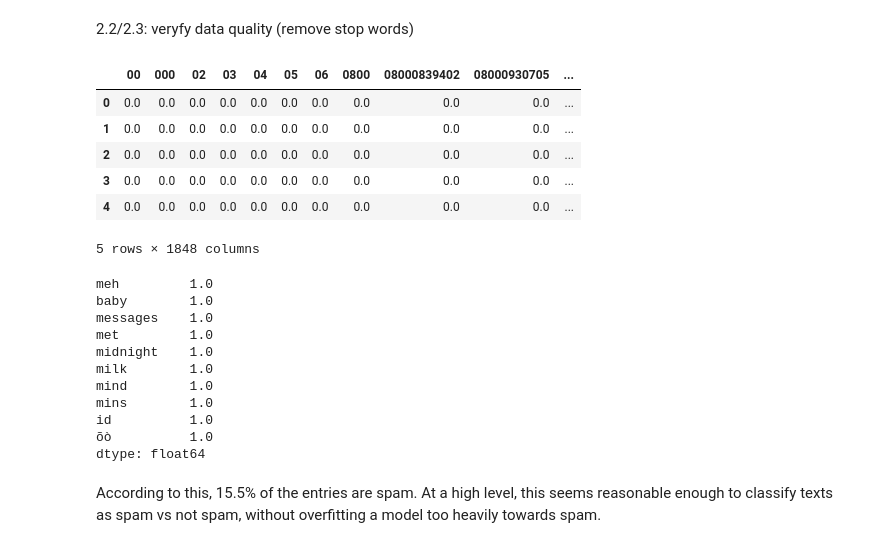
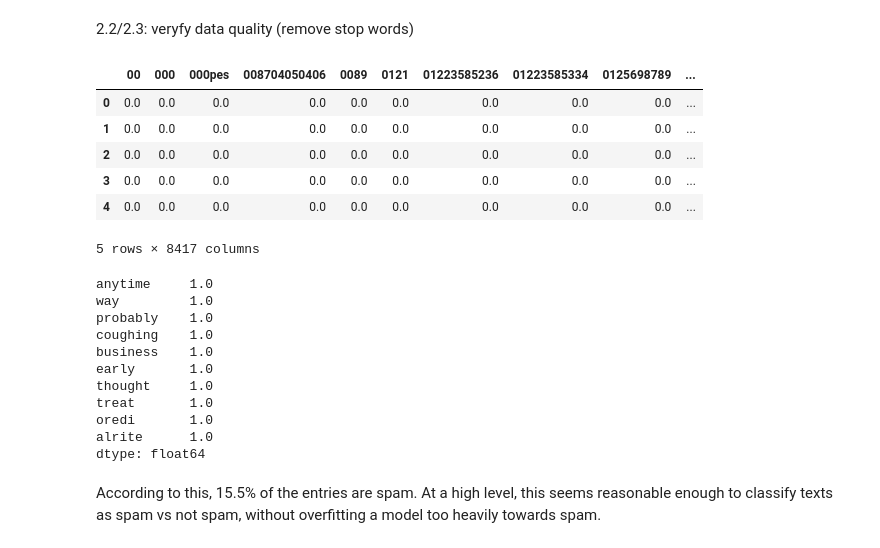
Before and after one commit to ML-Project8/SpamVsHamDataAnalysis, a Jupyter notebook: Lab2-SpamVsHam.ipynb, the cells around one changed output. Saved outputs shown, nothing was run; the diff lists cells and outputs as text; code cells hidden in the pictures.

```diff
--- a/Lab2-SpamVsHam.ipynb
+++ b/Lab2-SpamVsHam.ipynb
@@ -27,34 +50,32 @@ df.head()
 2.2/2.3: veryfy data quality (remove stop words)
 # %%
 from sklearn.feature_extraction.text import TfidfVectorizer
-tfidf_vect = TfidfVectorizer(stop_words='english',
-                             max_df=0.01,
-                             min_df=4)
+tfidf_vect = TfidfVectorizer(stop_words='english')
 tfidf_mat = tfidf_vect.fit_transform(df['message'])
 df_tfidf = pd.DataFrame(data=tfidf_mat.toarray(),columns=tfidf_vect.get_feature_names())
 df_tfidf.head()
 # %% [output]
-|  | 00 | 000 | 02 | 03 | 04 | 05 | 06 | 0800 | 08000839402 | 08000930705 | ... |
-| 0 | 0.0 | 0.0 | 0.0 | 0.0 | 0.0 | 0.0 | 0.0 | 0.0 | 0.0 | 0.0 | ... |
-| 1 | 0.0 | 0.0 | 0.0 | 0.0 | 0.0 | 0.0 | 0.0 | 0.0 | 0.0 | 0.0 | ... |
-| 2 | 0.0 | 0.0 | 0.0 | 0.0 | 0.0 | 0.0 | 0.0 | 0.0 | 0.0 | 0.0 | ... |
-| 3 | 0.0 | 0.0 | 0.0 | 0.0 | 0.0 | 0.0 | 0.0 | 0.0 | 0.0 | 0.0 | ... |
-| 4 | 0.0 | 0.0 | 0.0 | 0.0 | 0.0 | 0.0 | 0.0 | 0.0 | 0.0 | 0.0 | ... |
+|  | 00 | 000 | 000pes | 008704050406 | 0089 | 0121 | 01223585236 | 01223585334 | 0125698789 | ... |
+| 0 | 0.0 | 0.0 | 0.0 | 0.0 | 0.0 | 0.0 | 0.0 | 0.0 | 0.0 | ... |
+| 1 | 0.0 | 0.0 | 0.0 | 0.0 | 0.0 | 0.0 | 0.0 | 0.0 | 0.0 | ... |
+| 2 | 0.0 | 0.0 | 0.0 | 0.0 | 0.0 | 0.0 | 0.0 | 0.0 | 0.0 | ... |
+| 3 | 0.0 | 0.0 | 0.0 | 0.0 | 0.0 | 0.0 | 0.0 | 0.0 | 0.0 | ... |
+| 4 | 0.0 | 0.0 | 0.0 | 0.0 | 0.0 | 0.0 | 0.0 | 0.0 | 0.0 | ... |
-5 rows × 1848 columns
+5 rows × 8417 columns
 # %%
 # print out 10 words with max tfidf, normalized by document occurrence
 df_tfidf.max().sort_values()[-10:]
 # %% [output]
-meh         1.0
-baby        1.0
-messages    1.0
-met         1.0
-midnight    1.0
-milk        1.0
-mind        1.0
-mins        1.0
-id          1.0
-õò          1.0
+anytime     1.0
+way         1.0
+probably    1.0
+coughing    1.0
+business    1.0
+early       1.0
+thought     1.0
+treat       1.0
+oredi       1.0
+alrite      1.0
 dtype: float64
 # %% [markdown]
 According to this, 15.5% of the entries are spam. At a high level, this seems reasonable enough to classify texts as spam vs not spam, without overfitting a model too heavily towards spam.
```
Also changed, not shown: parts of 4 cells of this notebook, 3 other files.
